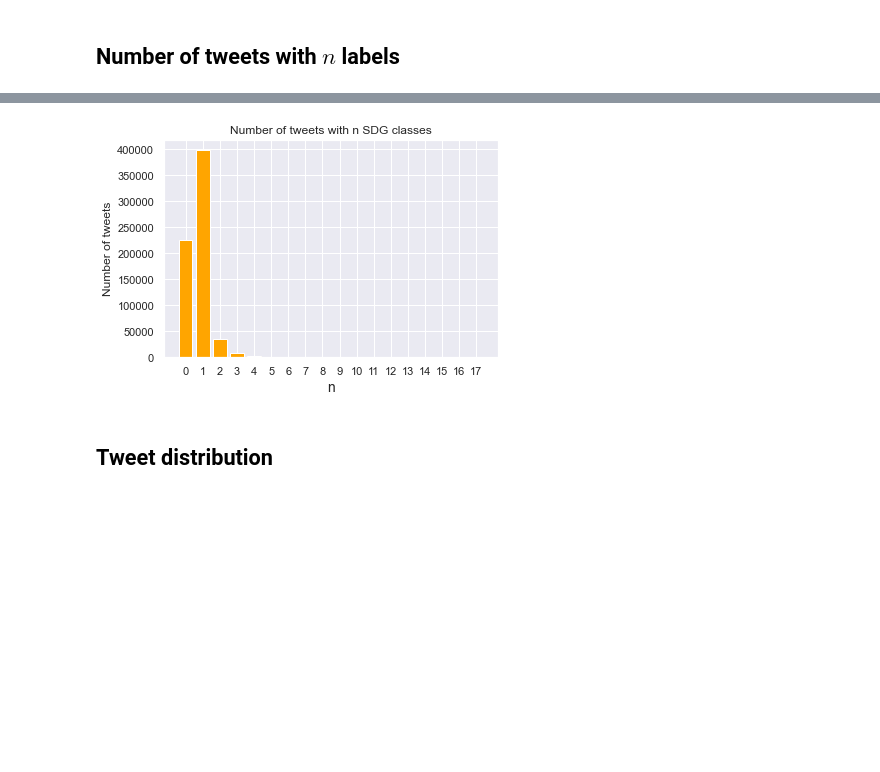
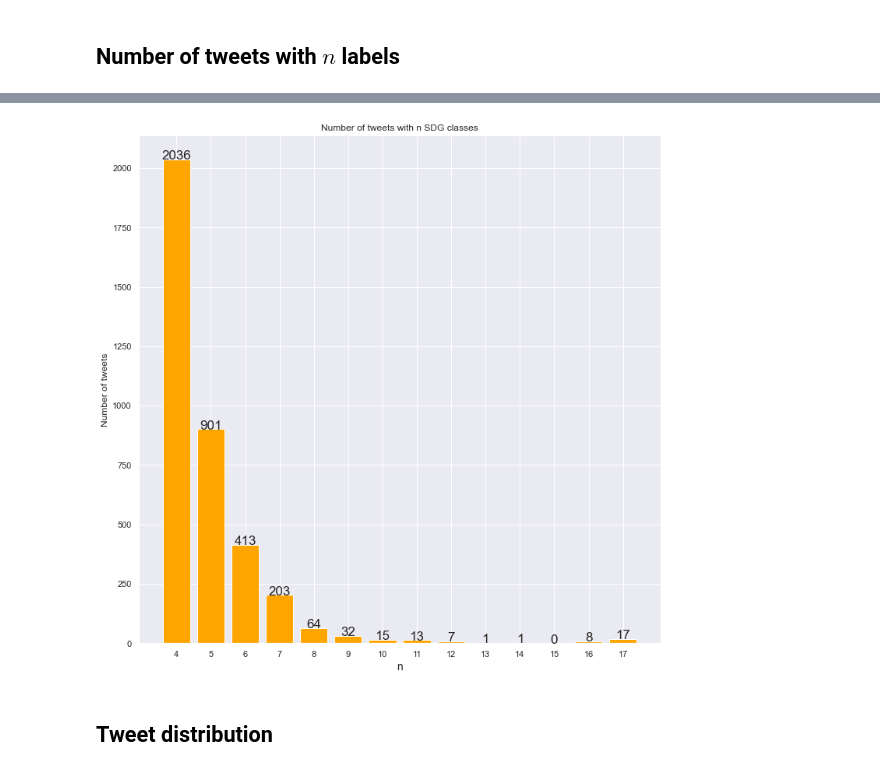
Before and after one commit to Tolsager/SDG_CLF, a Jupyter notebook: EDA.ipynb, the cells around one changed output, grey strips where cells are left out. Drawn from its saved outputs; the diff is of its cells as text; code cells hidden in the pictures; blank space fills up the shorter version.

```diff
--- a/EDA.ipynb
+++ b/EDA.ipynb
@@ -40,8 +41,8 @@ print(len(en_df['text'].unique()))
 # %% [markdown]
 The DataFrame contains a lot of duplicates, lets remove those.
 # %%
-df = df.drop_duplicates()
-en_df = en_df.drop_duplicates()
+df = df.drop_duplicates('text')
+en_df = en_df.drop_duplicates('text')
 # %%
 print(len(df), len(en_df))
 # %% [output]
@@ -74,3 +75,16 @@ Number of nclasses = 14 tweets:  1      (0.0%)
 Number of nclasses = 15 tweets:  0      (0.0%)
 Number of nclasses = 16 tweets:  8      (0.0%)
 Number of nclasses = 17 tweets:  17     (0.0%)
+# %%
+fig = plt.figure(figsize=(12,12))
+x = [*range(4)]
+y = [len(en_df[en_df['nclasses'] == i]) for i in x]
+# print(x,y)
+plt.bar(x, y, color='orange')
+for xi, yi in zip(x, y):
+    plt.text(xi,yi,yi,ha='center', fontsize=19)
+plt.title("Number of tweets with n SDG classes")
+plt.xticks(x,x)
+plt.xlabel("n", fontsize=14)
+plt.ylabel("Number of tweets")
+plt.show()
@@ -77,12 +93,18 @@ Number of nclasses = 17 tweets:  17     (0.0%)
 # %%
-plt.bar(range(18), [len(en_df[en_df['nclasses'] == i]) for i in range(18)], color='orange')
+fig = plt.figure(figsize=(12,12))
+x = [*range(4,18)]
+y = [len(en_df[en_df['nclasses'] == i]) for i in x]
+# print(x,y)
+plt.bar(x, y, color='orange')
+for xi, yi in zip(x, y):
+    plt.text(xi,yi,yi,ha='center', fontsize=17)
 plt.title("Number of tweets with n SDG classes")
-plt.xticks(range(18),range(18))
+plt.xticks(x,x)
 plt.xlabel("n", fontsize=14)
 plt.ylabel("Number of tweets")
 plt.show()
 # %% [output]
-[figure, old version]
+[figure, new version]
 # %% [markdown]
 ## Tweet distribution
 # %%
```
Also changed, not shown: parts of 8 cells of this notebook.
